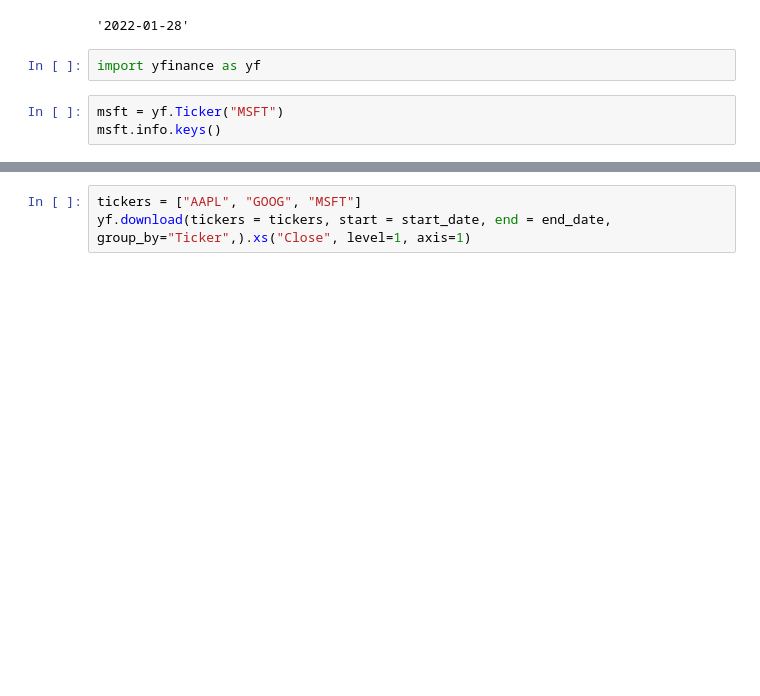
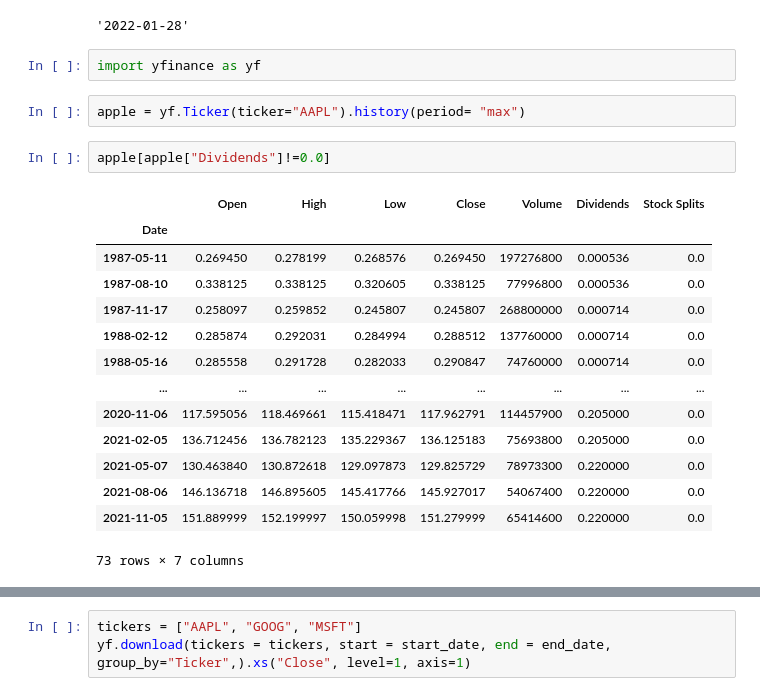
Before and after one commit to Ale-Cas/py-quant-fin, a Jupyter notebook: notebooks/experiments.ipynb, the cells around one changed output, grey strips where cells are left out. Drawn from its saved outputs; the diff is of its cells as text; blank space fills up the shorter version.

```diff
--- a/notebooks/experiments.ipynb
+++ b/notebooks/experiments.ipynb
@@ -13,6 +13,22 @@ end_date
 '2022-01-28'
 # %%
 import yfinance as yf
-# %%
-msft = yf.Ticker("MSFT")
-msft.info.keys()
+# %%
+apple = yf.Ticker(ticker="AAPL").history(period= "max")
+# %%
+apple[apple["Dividends"]!=0.0]
+# %% [output]
+|  | Open | High | Low | Close | Volume | Dividends | Stock Splits |
+| Date |  |  |  |  |  |  |  |
+| 1987-05-11 | 0.269450 | 0.278199 | 0.268576 | 0.269450 | 197276800 | 0.000536 | 0.0 |
+| 1987-08-10 | 0.338125 | 0.338125 | 0.320605 | 0.338125 | 77996800 | 0.000536 | 0.0 |
+| 1987-11-17 | 0.258097 | 0.259852 | 0.245807 | 0.245807 | 268800000 | 0.000714 | 0.0 |
+| 1988-02-12 | 0.285874 | 0.292031 | 0.284994 | 0.288512 | 137760000 | 0.000714 | 0.0 |
+| 1988-05-16 | 0.285558 | 0.291728 | 0.282033 | 0.290847 | 74760000 | 0.000714 | 0.0 |
+| ... | ... | ... | ... | ... | ... | ... | ... |
+| 2020-11-06 | 117.595056 | 118.469661 | 115.418471 | 117.962791 | 114457900 | 0.205000 | 0.0 |
+| 2021-02-05 | 136.712456 | 136.782123 | 135.229367 | 136.125183 | 75693800 | 0.205000 | 0.0 |
+| 2021-05-07 | 130.463840 | 130.872618 | 129.097873 | 129.825729 | 78973300 | 0.220000 | 0.0 |
+| 2021-08-06 | 146.136718 | 146.895605 | 145.417766 | 145.927017 | 54067400 | 0.220000 | 0.0 |
+| 2021-11-05 | 151.889999 | 152.199997 | 150.059998 | 151.279999 | 65414600 | 0.220000 | 0.0 |
+73 rows × 7 columns
```
Also changed, not shown: parts of 1 cell of this notebook, 5 other files.
